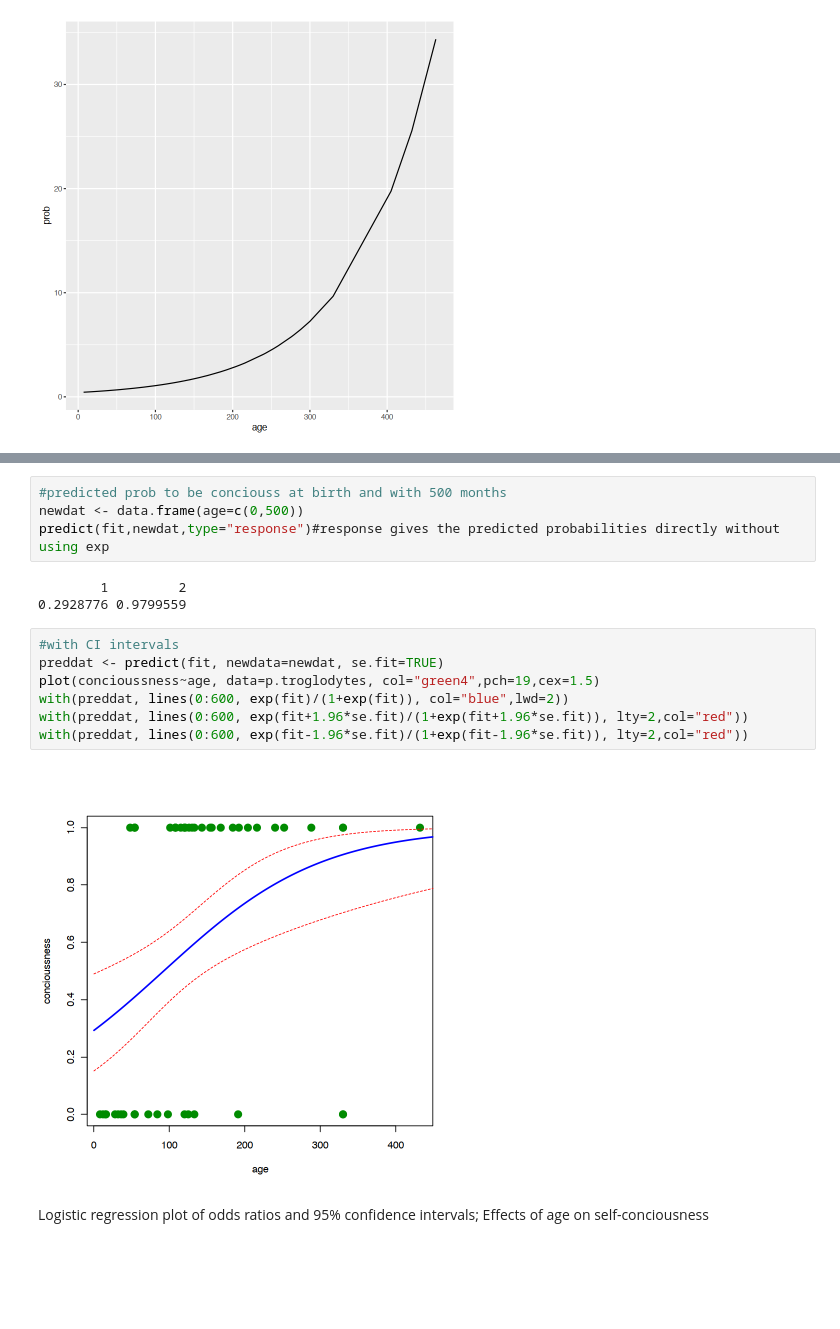
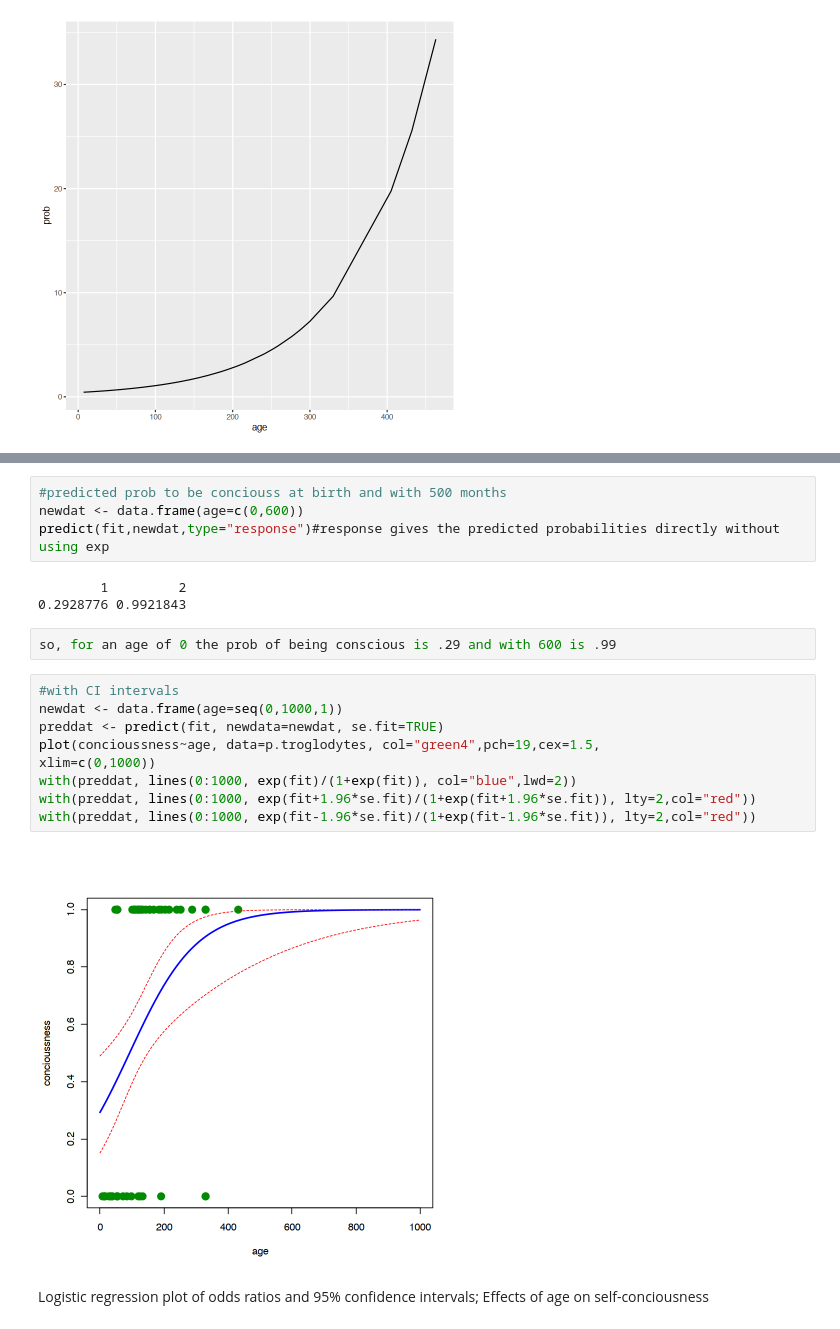
Before and after one commit to norberello/age-and-consciousness-in-chimps, a Jupyter notebook: Pan conciousness.ipynb, the cells around one changed output, grey strips where cells are left out. Drawn from its saved outputs; the diff is of its cells as text; blank space fills up the shorter version.

```diff
--- a/Pan conciousness.ipynb
+++ b/Pan conciousness.ipynb
@@ -256,19 +292,23 @@ lines(concioussness ~ age, newdat, col="red4", lwd=2)
 # %%
 #predicted prob to be conciouss at birth and with 500 months
-newdat <- data.frame(age=c(0,500))
+newdat <- data.frame(age=c(0,600))
 predict(fit,newdat,type="response")#response gives the predicted probabilities directly without using exp
 # %% [output]
         1         2
-0.2928776 0.9799559
+0.2928776 0.9921843
+# %%
+so, for an age of 0 the prob of being conscious is .29 and with 600 is .99
 # %%
 #with CI intervals
+newdat <- data.frame(age=seq(0,1000,1))
 preddat <- predict(fit, newdata=newdat, se.fit=TRUE)
-plot(concioussness~age, data=p.troglodytes, col="green4",pch=19,cex=1.5)
-with(preddat, lines(0:600, exp(fit)/(1+exp(fit)), col="blue",lwd=2))
-with(preddat, lines(0:600, exp(fit+1.96*se.fit)/(1+exp(fit+1.96*se.fit)), lty=2,col="red"))
-with(preddat, lines(0:600, exp(fit-1.96*se.fit)/(1+exp(fit-1.96*se.fit)), lty=2,col="red"))
+plot(concioussness~age, data=p.troglodytes, col="green4",pch=19,cex=1.5,
+xlim=c(0,1000))
+with(preddat, lines(0:1000, exp(fit)/(1+exp(fit)), col="blue",lwd=2))
+with(preddat, lines(0:1000, exp(fit+1.96*se.fit)/(1+exp(fit+1.96*se.fit)), lty=2,col="red"))
+with(preddat, lines(0:1000, exp(fit-1.96*se.fit)/(1+exp(fit-1.96*se.fit)), lty=2,col="red"))
 # %% [output]
-[figure, old version]
+[figure, new version]
 # %% [markdown]
 Logistic regression plot of odds ratios and 95% confidence intervals; Effects of age on self-conciousness
 # %%
```
Also changed, not shown: parts of 16 cells of this notebook.
